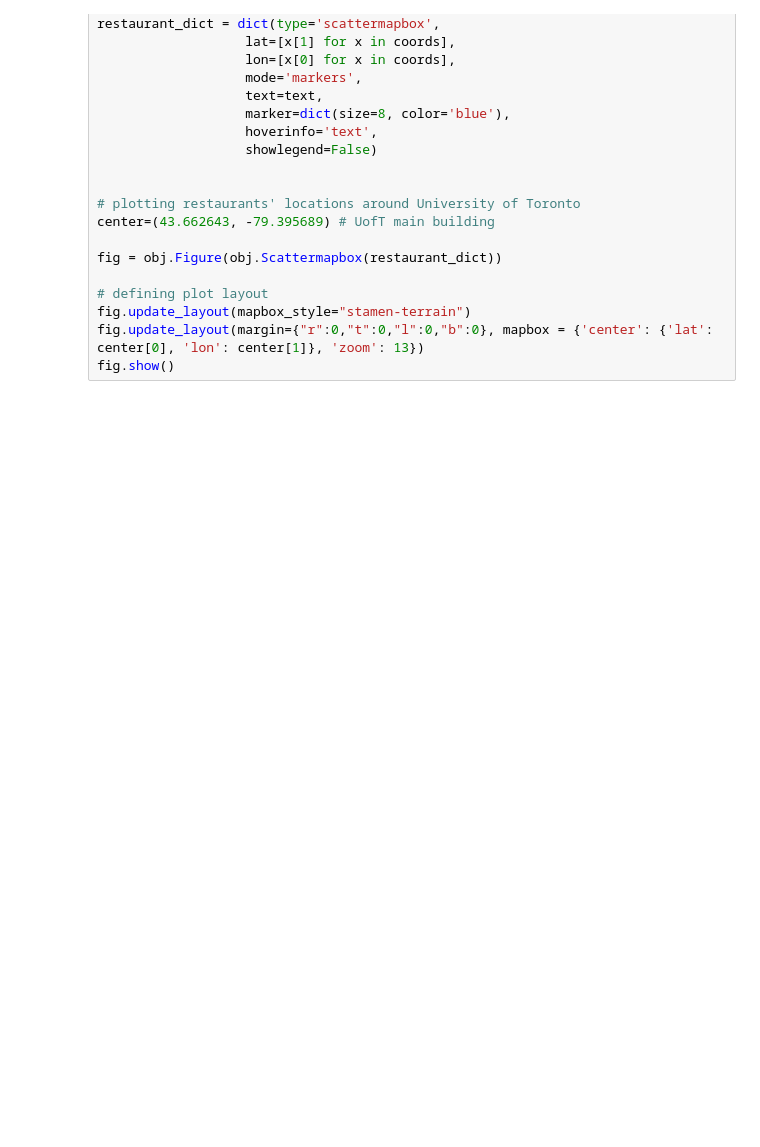
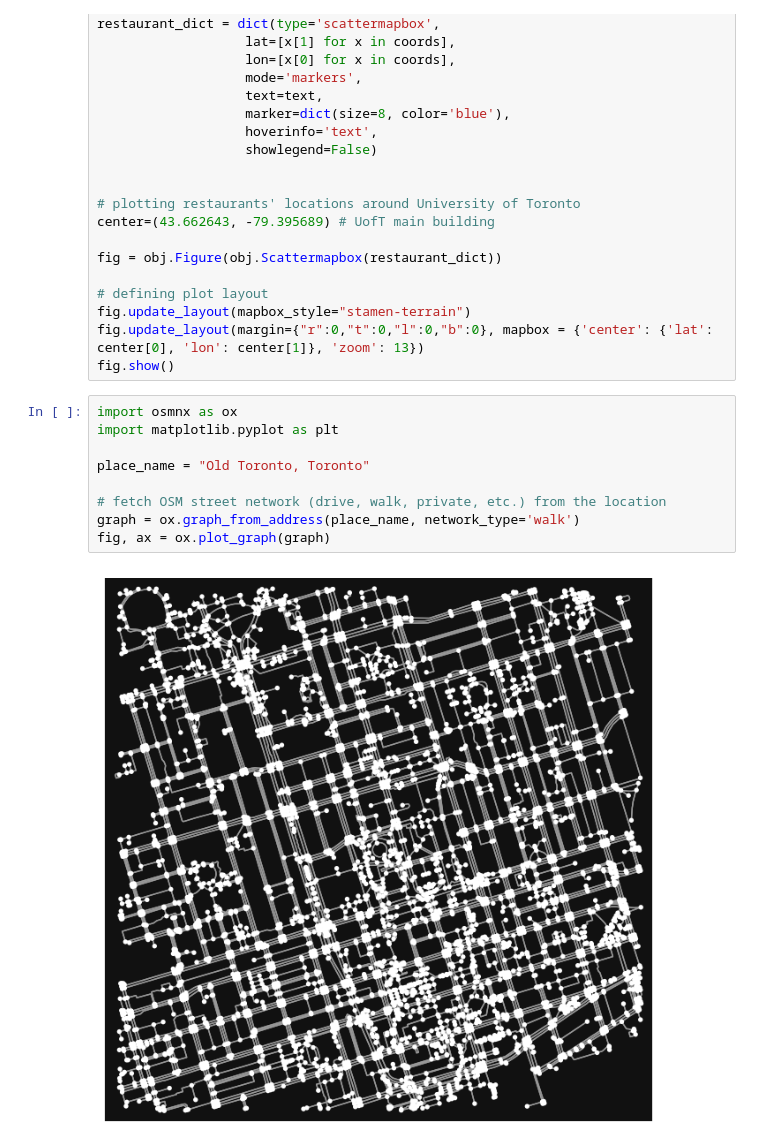
Before and after one commit to AnanyaaPal/Geospatial-Mapping-using-Python, a Jupyter notebook: docs/code.ipynb, the cells around one changed output. Saved outputs shown, nothing was run; the diff lists cells and outputs as text; blank space fills up the shorter version.

Commit message:
using OSM to fetch data

```diff
--- a/docs/code.ipynb
+++ b/docs/code.ipynb
@@ -49,3 +49,14 @@ fig = obj.Figure(obj.Scattermapbox(restaurant_dict))
 fig.update_layout(mapbox_style="stamen-terrain")
 fig.update_layout(margin={"r":0,"t":0,"l":0,"b":0}, mapbox = {'center': {'lat': center[0], 'lon': center[1]}, 'zoom': 13})
 fig.show()
+# %%
+import osmnx as ox
+import matplotlib.pyplot as plt
+
+place_name = "Old Toronto, Toronto"
+
+# fetch OSM street network (drive, walk, private, etc.) from the location
+graph = ox.graph_from_address(place_name, network_type='walk')
+fig, ax = ox.plot_graph(graph)
+# %% [output]
+[figure, added]
```
Also changed, not shown: 2 other files.
